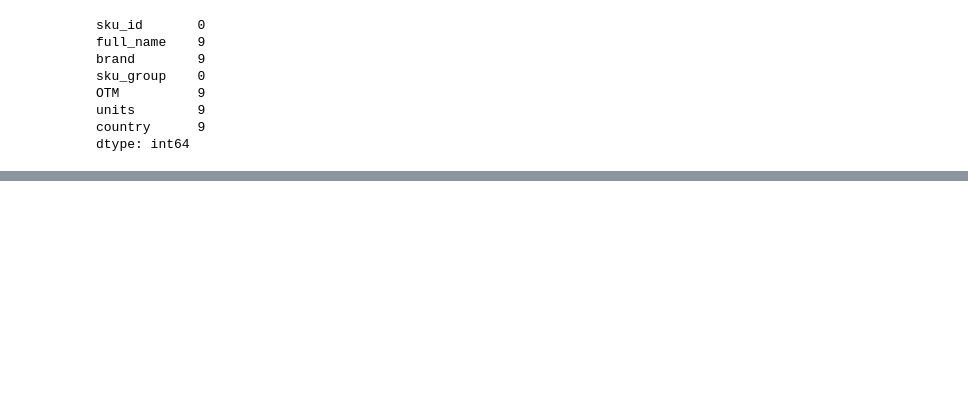
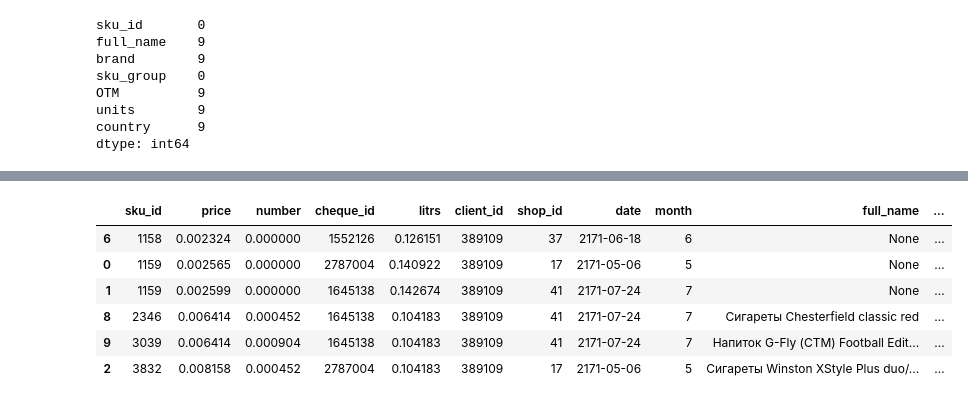
Before and after one commit to Coelll/task-2021, a Jupyter notebook: test.ipynb, the cells around one changed output, grey strips where cells are left out. Drawn from its saved outputs; the diff is of its cells as text; code cells hidden in the pictures; blank space fills up the shorter version.

```diff
--- a/test.ipynb
+++ b/test.ipynb
@@ -132,7 +114,7 @@ sns.countplot(data=df_tran, y='month', palette='rainbow')
 <AxesSubplot:xlabel='count', ylabel='month'>
 [figure]
 # %%
-file = 'nomenclature.parquet'
+file = 'data/nomenclature.parquet'
 df_nom = pd.read_parquet(file, engine='pyarrow')
 df_nom.head(2)
 # %% [output]
@@ -162,0 +207,14 @@ df_nom.head(2)
+# %%
+# mark nan units as litres
+df_nom.at[holind, 'units']='л'
+# %%
+# ok, lets take a look at some cheques
+pd.merge(df_tran[df_tran['client_id'] == 389109], df_nom, on="sku_id").sort_values(by='price').head(6)
+# %% [output]
+|  | sku_id | price | number | cheque_id | litrs | client_id | shop_id | date | month | full_name | ... |
+| 6 | 1158 | 0.002324 | 0.000000 | 1552126 | 0.126151 | 389109 | 37 | 2171-06-18 | 6 | None | ... |
+| 0 | 1159 | 0.002565 | 0.000000 | 2787004 | 0.140922 | 389109 | 17 | 2171-05-06 | 5 | None | ... |
+| 1 | 1159 | 0.002599 | 0.000000 | 1645138 | 0.142674 | 389109 | 41 | 2171-07-24 | 7 | None | ... |
+| 8 | 2346 | 0.006414 | 0.000452 | 1645138 | 0.104183 | 389109 | 41 | 2171-07-24 | 7 | Сигареты Chesterfield classic red | ... |
+| 9 | 3039 | 0.006414 | 0.000904 | 1645138 | 0.104183 | 389109 | 41 | 2171-07-24 | 7 | Напиток G-Fly (СТМ) Football Edit... | ... |
+| 2 | 3832 | 0.008158 | 0.000452 | 2787004 | 0.104183 | 389109 | 17 | 2171-05-06 | 5 | Сигареты Winston XStyle Plus duo/... | ... |
```
Also changed, not shown: parts of 19 cells of this notebook.
